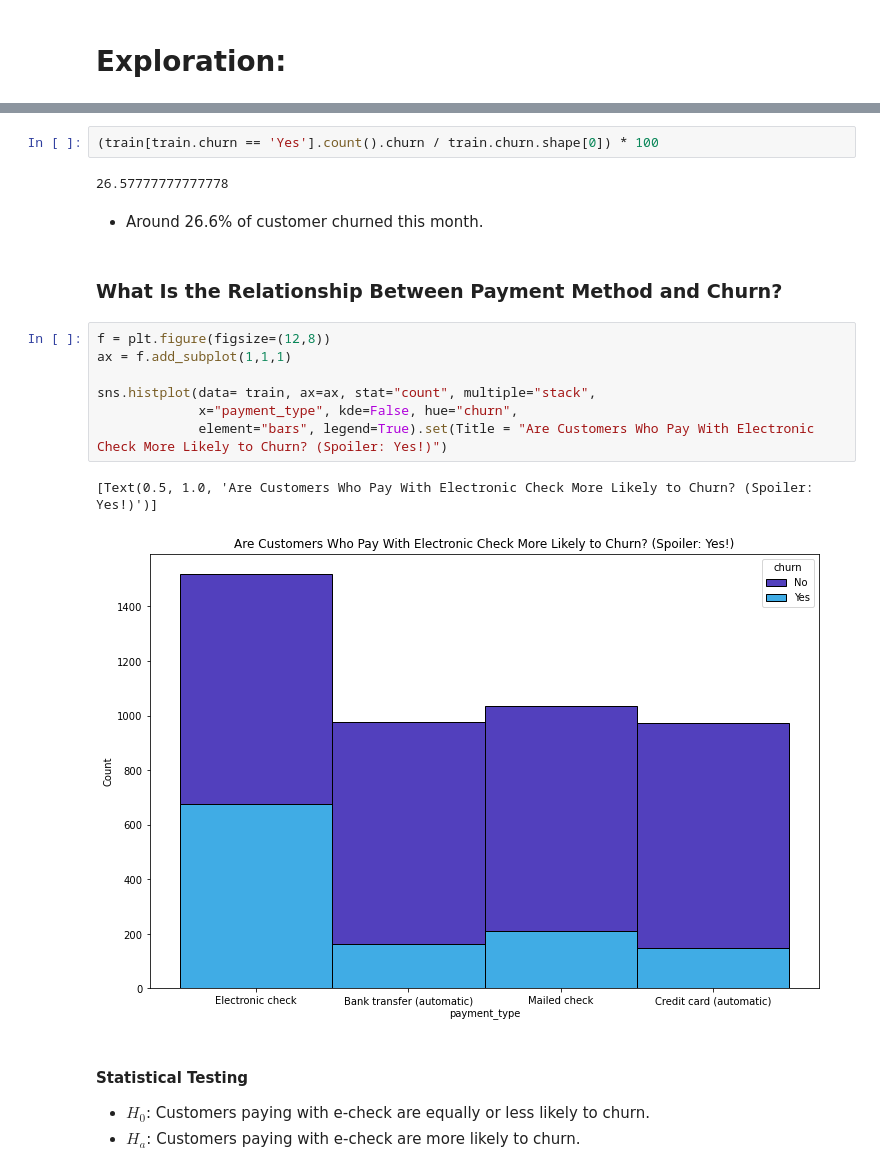
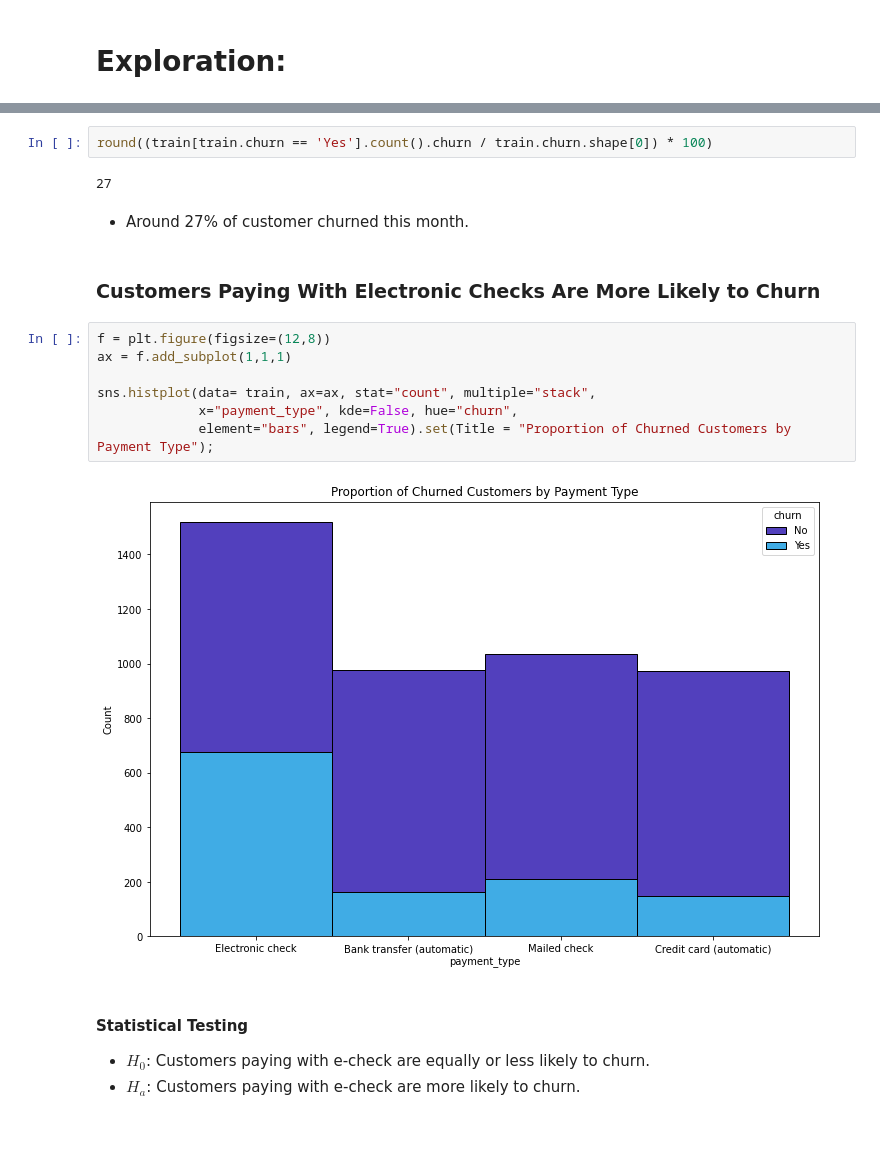
Before and after one commit to greg-maggard/telco_classification_project, a Jupyter notebook: telco_classification_final_report.ipynb, the cells around one changed output, grey strips where cells are left out. Cells and saved outputs as stored; diff of their text form; blank space fills up the shorter version.

```diff
--- a/telco_classification_final_report.ipynb
+++ b/telco_classification_final_report.ipynb
@@ -86,22 +81,21 @@ sns.histplot(train, x = 'churn', legend = True)
 [figure]
 # %%
-(train[train.churn == 'Yes'].count().churn / train.churn.shape[0]) * 100
+round((train[train.churn == 'Yes'].count().churn / train.churn.shape[0]) * 100)
 # %% [output]
-26.57777777777778
+27
 # %% [markdown]
-- Around 26.6% of customer churned this month.
+- Around 27% of customer churned this month.
 # %% [markdown]
-### What Is the Relationship Between Payment Method and Churn?
+### Customers Paying With Electronic Checks Are More Likely to Churn
 # %%
 f = plt.figure(figsize=(12,8))
 ax = f.add_subplot(1,1,1)
 
 sns.histplot(data= train, ax=ax, stat="count", multiple="stack",
              x="payment_type", kde=False, hue="churn",
-             element="bars", legend=True).set(Title = "Are Customers Who Pay With Electronic Check More Likely to Churn? (Spoiler: Yes!)")
+             element="bars", legend=True).set(Title = "Proportion of Churned Customers by Payment Type");
 # %% [output]
-[Text(0.5, 1.0, 'Are Customers Who Pay With Electronic Check More Likely to Churn? (Spoiler: Yes!)')]
-[figure, old version]
+[figure, new version]
 # %% [markdown]
 #### Statistical Testing
 - $H_0$: Customers paying with e-check are equally or less likely to churn.
```
Also changed, not shown: parts of 27 cells of this notebook, 1 other file.
